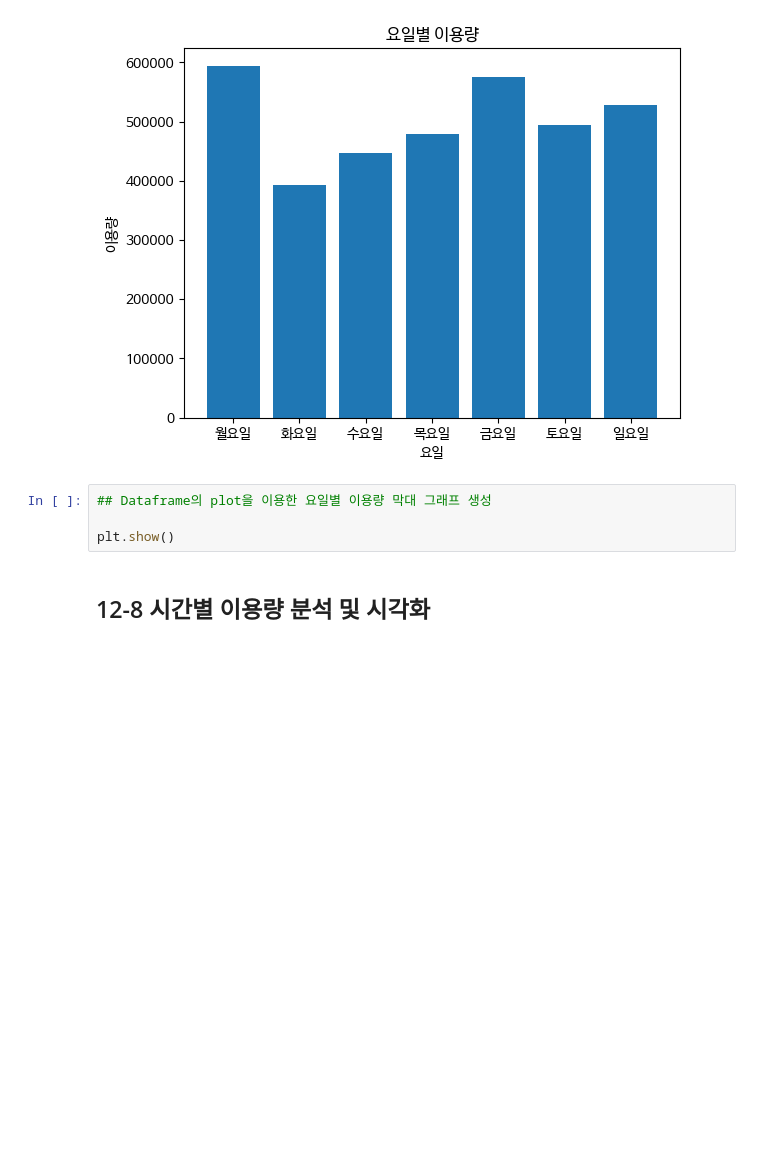
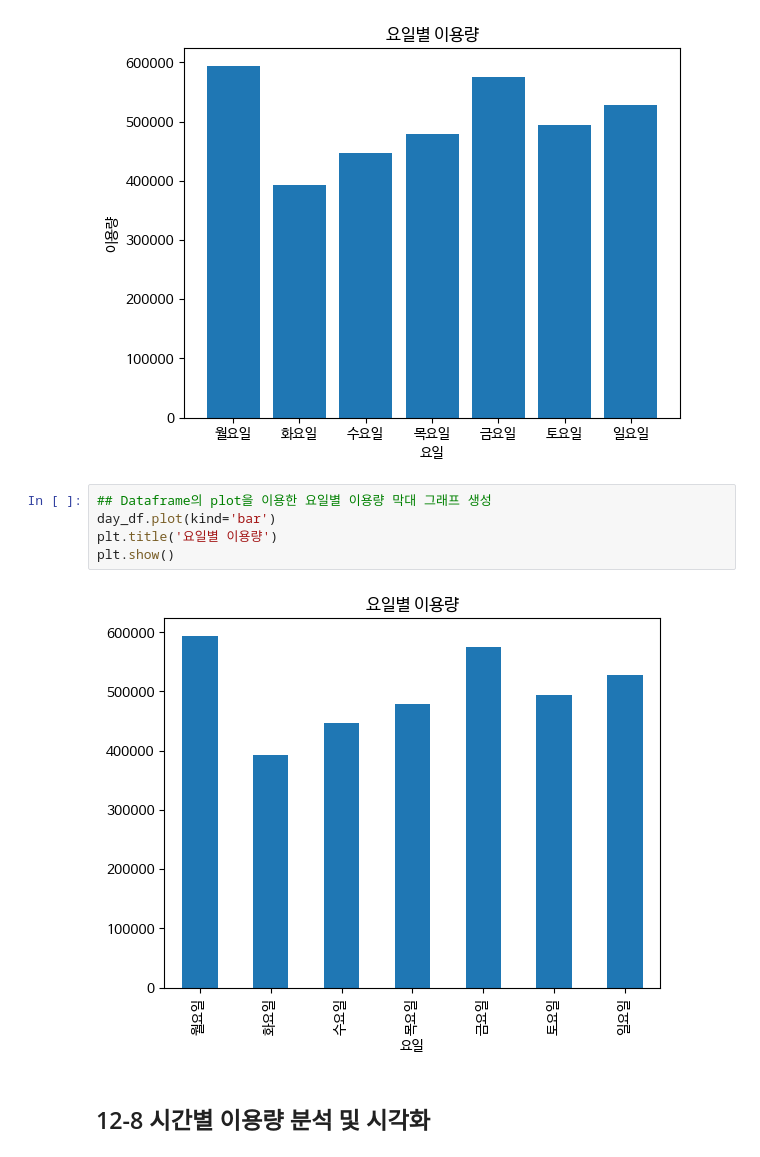
Before and after one commit to dlsdnsms/Data-Analysis-with-Open-Source, a Jupyter notebook: 오픈소스_데이터_분석_12강.ipynb, the cells around one changed output. Cells and saved outputs as stored; diff of their text form; blank space fills up the shorter version.

```diff
--- a/오픈소스_데이터_분석_12강.ipynb
+++ b/오픈소스_데이터_분석_12강.ipynb
@@ -288,7 +288,10 @@ plt.show()
 [figure]
 # %%
 ## Dataframe의 plot을 이용한 요일별 이용량 막대 그래프 생성
-
+day_df.plot(kind='bar')
+plt.title('요일별 이용량')
 plt.show()
+# %% [output]
+[figure, added]
 # %% [markdown]
 ## 12-8 시간별 이용량 분석 및 시각화
```
Also changed, not shown: parts of 7 cells of this notebook.
